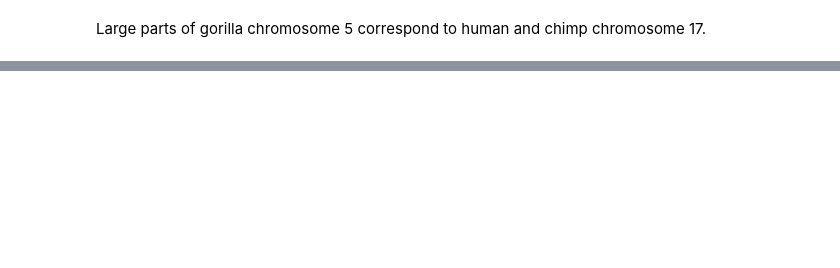
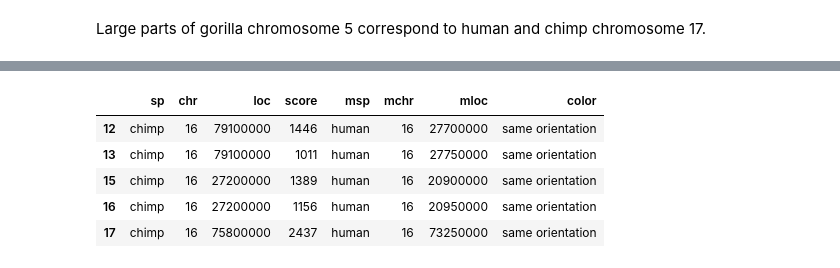
Before and after one commit to jojolosangeles/genome_compare, a Jupyter notebook: genome_compare.ipynb, the cells around one changed output, grey strips where cells are left out. Drawn from its saved outputs; the diff is of its cells as text; code cells hidden in the pictures; blank space fills up the shorter version.

```diff
--- a/genome_compare.ipynb
+++ b/genome_compare.ipynb
@@ -365,0 +374,9 @@ chromosome_graph("g5_17.csv", 'human', '17', 'gorilla', '5', 'chimp', '17')
+# %%
+df.head()
+# %% [output]
+|  | sp | chr | loc | score | msp | mchr | mloc | color |
+| 12 | chimp | 16 | 79100000 | 1446 | human | 16 | 27700000 | same orientation |
+| 13 | chimp | 16 | 79100000 | 1011 | human | 16 | 27750000 | same orientation |
+| 15 | chimp | 16 | 27200000 | 1389 | human | 16 | 20900000 | same orientation |
+| 16 | chimp | 16 | 27200000 | 1156 | human | 16 | 20950000 | same orientation |
+| 17 | chimp | 16 | 75800000 | 2437 | human | 16 | 73250000 | same orientation |
```
Also changed, not shown: parts of 6 cells of this notebook, 8 other files.
